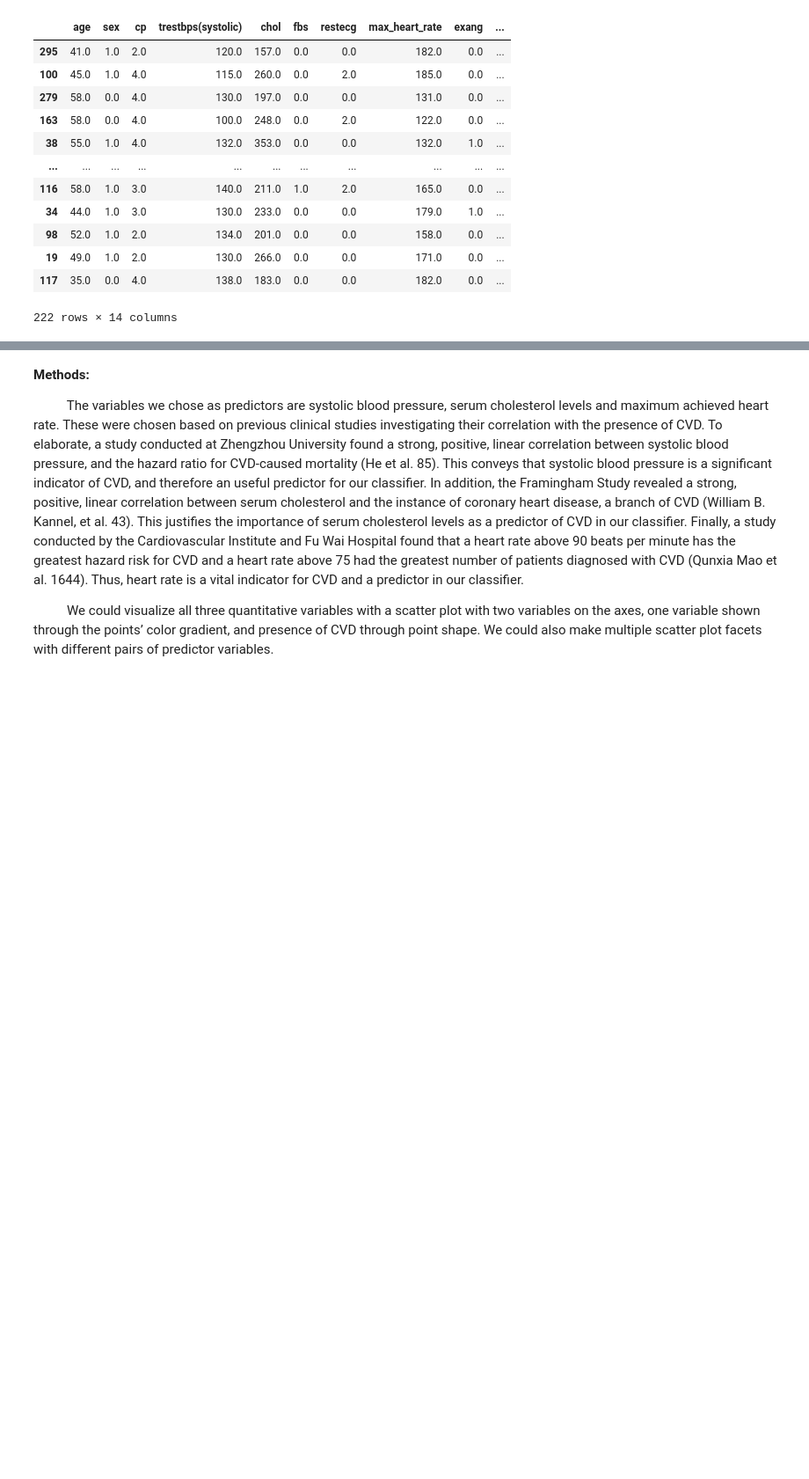
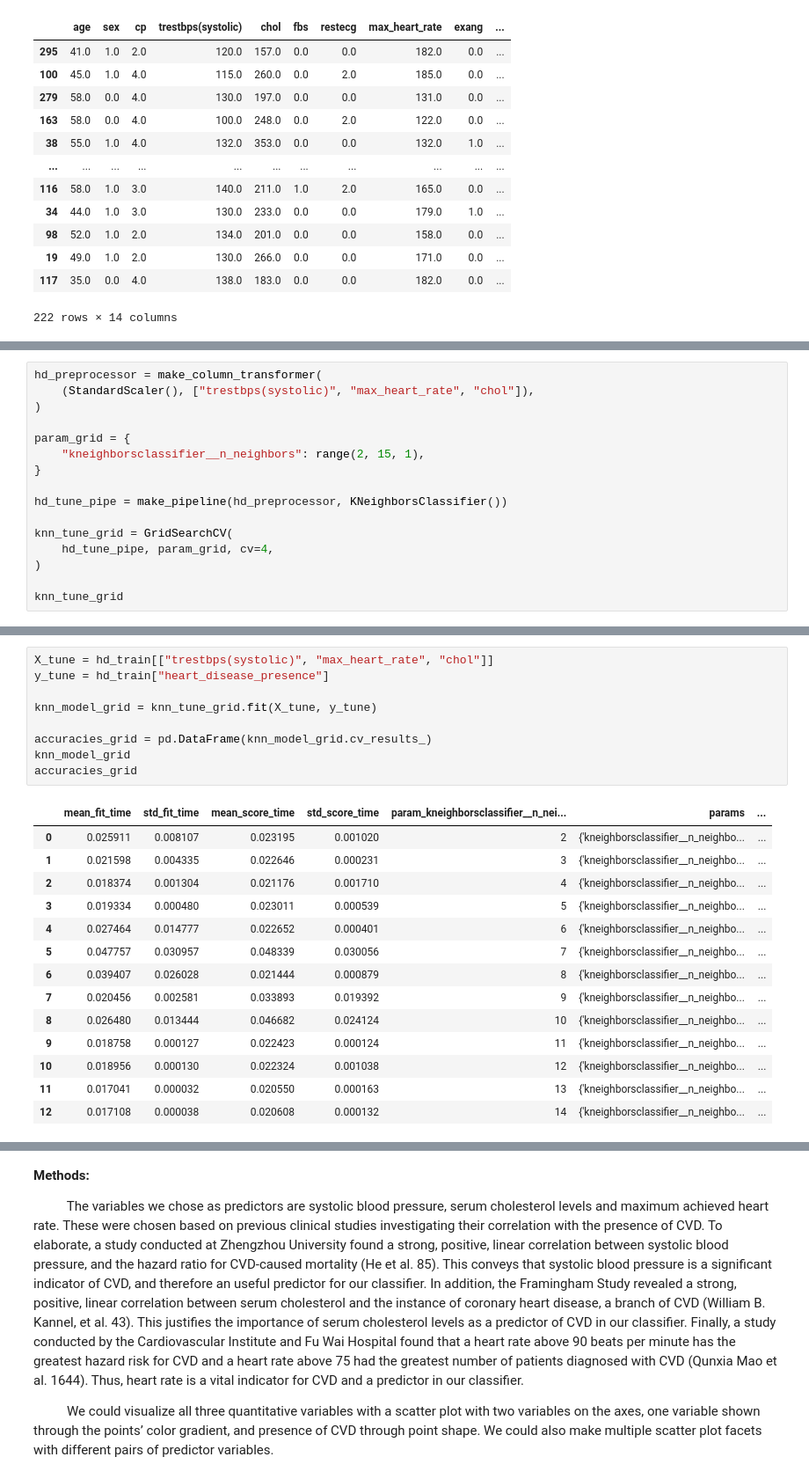
Before and after one commit to cathyleii/AmazingAnts2, a Jupyter notebook: GroupReport.ipynb, the cells around one changed output, grey strips where cells are left out. Shown at 88% size. Drawn from its saved outputs; the diff is of its cells as text; blank space fills up the shorter version.

Commit message:
added classification model (accidentally posted it to the proposal initially)

```diff
--- a/GroupReport.ipynb
+++ b/GroupReport.ipynb
@@ -261,0 +266,16 @@ restbps_vs_max_htrt
+# %%
+hd_preprocessor = make_column_transformer(
+    (StandardScaler(), ["trestbps(systolic)", "max_heart_rate", "chol"]),
+)
+
+param_grid = {
+    "kneighborsclassifier__n_neighbors": range(2, 15, 1),
+}
+
+hd_tune_pipe = make_pipeline(hd_preprocessor, KNeighborsClassifier())
+
+knn_tune_grid = GridSearchCV(
+    hd_tune_pipe, param_grid, cv=4,
+)
+
+knn_tune_grid
@@ -261,0 +293,24 @@ restbps_vs_max_htrt
+# %%
+X_tune = hd_train[["trestbps(systolic)", "max_heart_rate", "chol"]]
+y_tune = hd_train["heart_disease_presence"]
+
+knn_model_grid = knn_tune_grid.fit(X_tune, y_tune)
+
+accuracies_grid = pd.DataFrame(knn_model_grid.cv_results_)
+knn_model_grid
+accuracies_grid
+# %% [output]
+|  | mean_fit_time | std_fit_time | mean_score_time | std_score_time | param_kneighborsclassifier__n_nei... | params | ... |
+| 0 | 0.025911 | 0.008107 | 0.023195 | 0.001020 | 2 | {'kneighborsclassifier__n_neighbo... | ... |
+| 1 | 0.021598 | 0.004335 | 0.022646 | 0.000231 | 3 | {'kneighborsclassifier__n_neighbo... | ... |
+| 2 | 0.018374 | 0.001304 | 0.021176 | 0.001710 | 4 | {'kneighborsclassifier__n_neighbo... | ... |
+| 3 | 0.019334 | 0.000480 | 0.023011 | 0.000539 | 5 | {'kneighborsclassifier__n_neighbo... | ... |
+| 4 | 0.027464 | 0.014777 | 0.022652 | 0.000401 | 6 | {'kneighborsclassifier__n_neighbo... | ... |
+| 5 | 0.047757 | 0.030957 | 0.048339 | 0.030056 | 7 | {'kneighborsclassifier__n_neighbo... | ... |
+| 6 | 0.039407 | 0.026028 | 0.021444 | 0.000879 | 8 | {'kneighborsclassifier__n_neighbo... | ... |
+| 7 | 0.020456 | 0.002581 | 0.033893 | 0.019392 | 9 | {'kneighborsclassifier__n_neighbo... | ... |
+| 8 | 0.026480 | 0.013444 | 0.046682 | 0.024124 | 10 | {'kneighborsclassifier__n_neighbo... | ... |
+| 9 | 0.018758 | 0.000127 | 0.022423 | 0.000124 | 11 | {'kneighborsclassifier__n_neighbo... | ... |
+| 10 | 0.018956 | 0.000130 | 0.022324 | 0.001038 | 12 | {'kneighborsclassifier__n_neighbo... | ... |
+| 11 | 0.017041 | 0.000032 | 0.020550 | 0.000163 | 13 | {'kneighborsclassifier__n_neighbo... | ... |
+| 12 | 0.017108 | 0.000038 | 0.020608 | 0.000132 | 14 | {'kneighborsclassifier__n_neighbo... | ... |
```
Also changed, not shown: parts of 10 cells of this notebook.
